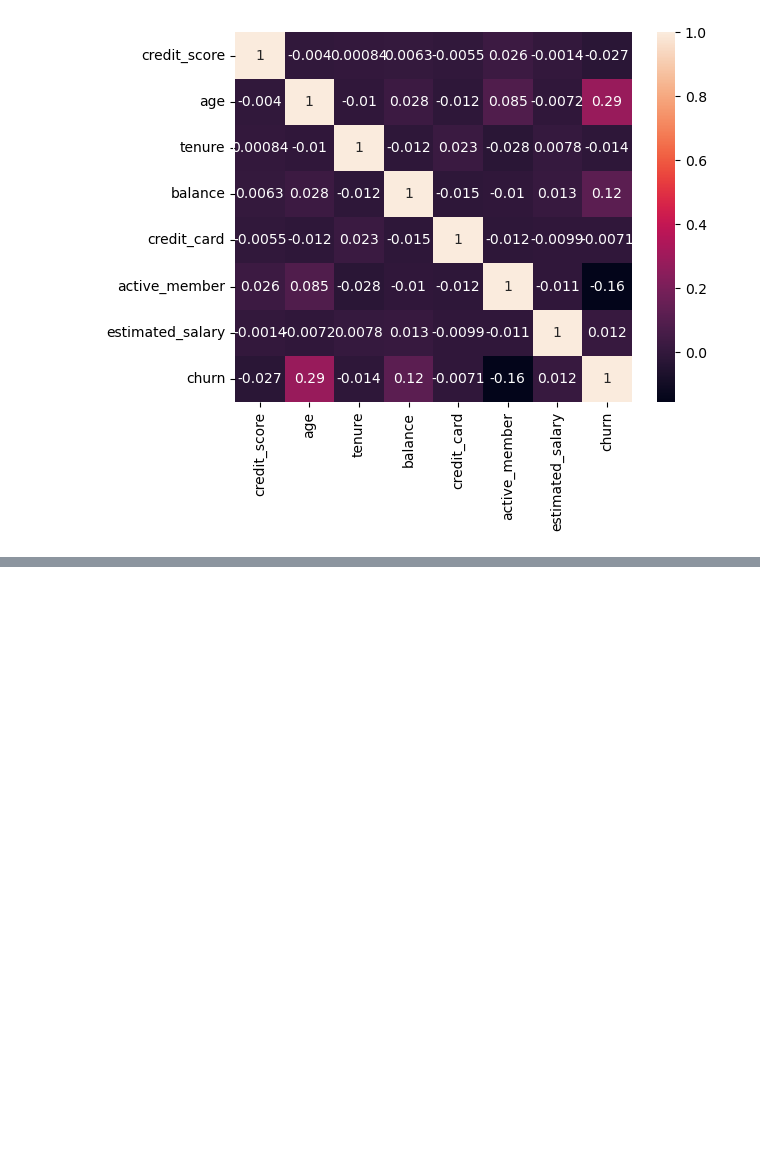
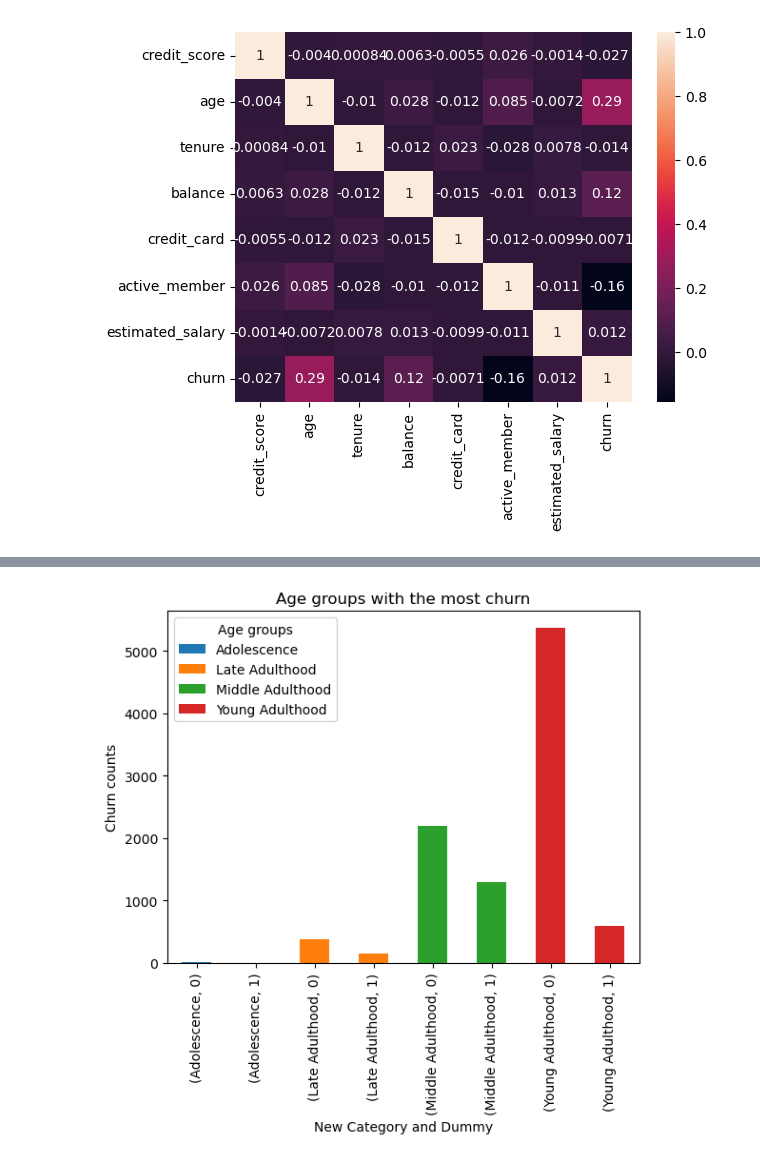
Before and after one commit to bakasheddy/RetainMe-Predicting-Customer-Retention, a Jupyter notebook: Notebook.ipynb, the cells around one changed output, grey strips where cells are left out. Drawn from its saved outputs; the diff is of its cells as text; code cells hidden in the pictures; blank space fills up the shorter version.

```diff
--- a/Notebook.ipynb
+++ b/Notebook.ipynb
@@ -160,0 +151,12 @@ df.groupby(['age_category', 'churn']).count()
+# %%
+# unstack the count series and plot as a stacked bar plot
+x.unstack().plot(kind='bar', stacked=True)
+
+plt.xlabel('New Category and Dummy')
+plt.ylabel('Churn counts')
+plt.title('Age groups with the most churn')
+plt.legend(title='Age groups')
+
+plt.show()
+# %% [output]
+[figure, added]
```
Also changed, not shown: parts of 6 cells of this notebook.
